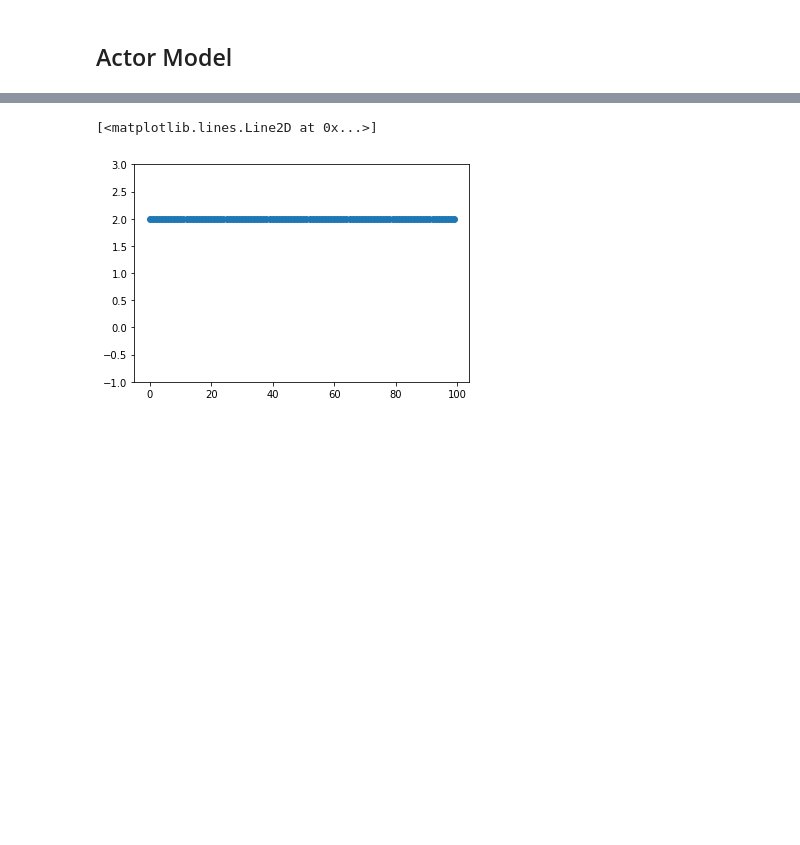
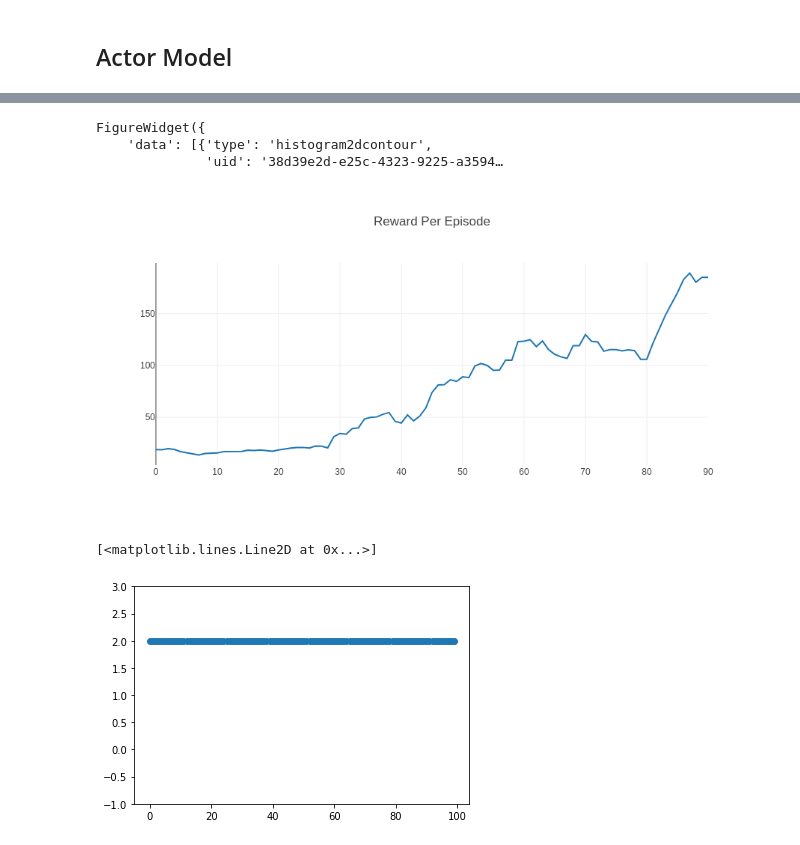
Before and after one commit to nathanmargaglio/curls, a Jupyter notebook: A2C.ipynb, the cells around one changed output, grey strips where cells are left out. Cells and saved outputs as stored; diff of their text form; code cells hidden in the pictures; blank space fills up the shorter version.

```diff
--- a/A2C.ipynb
+++ b/A2C.ipynb
@@ -201,3 +261,20 @@ actor = ActorModel(3, 3)
+# %%
+x = np.random.randn(1000)
+y = np.random.randn(1000)
+go.FigureWidget(data=[{'x' : x, 'y' : y, 'type' : 'histogram2dcontour'}])
+# %% [output]
+FigureWidget({
+    'data': [{'type': 'histogram2dcontour',
+              'uid': '38d39e2d-e25c-4323-9225-a3594…
+# %%
+graph = go.Scatter(x=np.arange(len(ep_rewards)), y=moving_average(ep_rewards, 10))
+
+plotly.offline.iplot({
+    "data": [graph],
+    "layout": go.Layout(title="Reward Per Episode")
+})
+# %% [output]
+[figure, added]
 # %%
 data = []
 for i in range(100):
```
Also changed, not shown: parts of 38 cells of this notebook.
